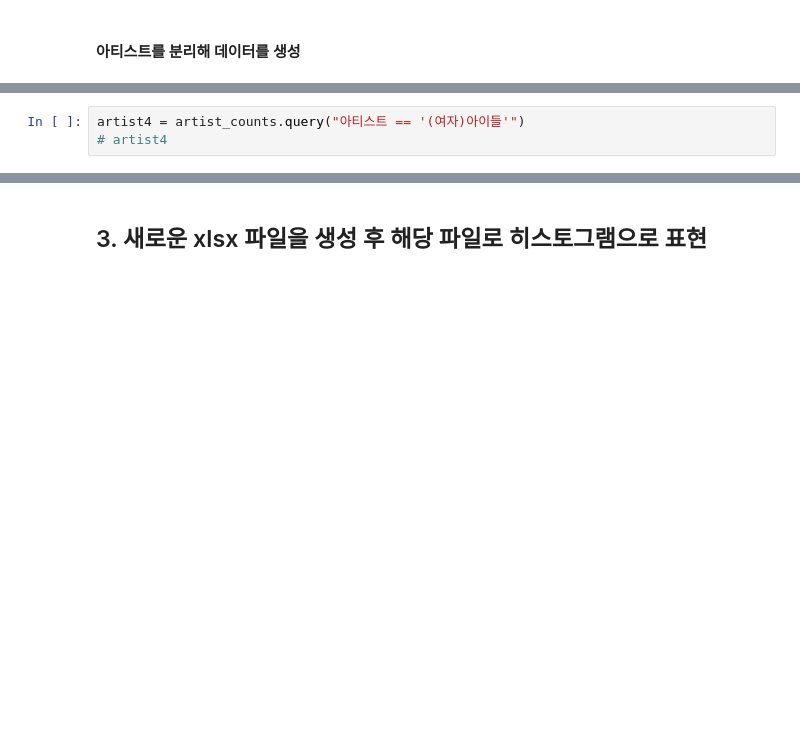
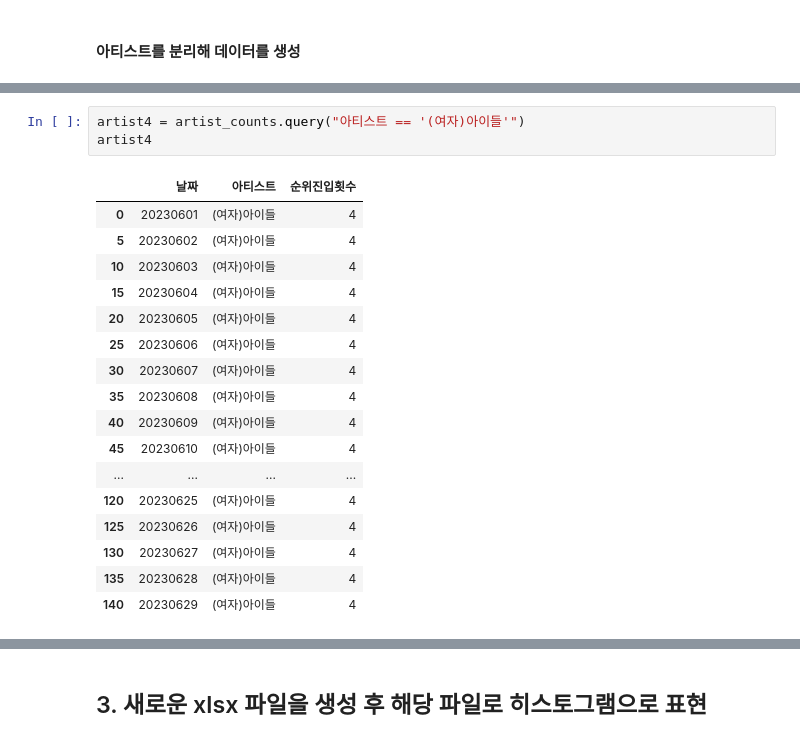
Before and after one commit to jaekim3220/SemiProject2, a Jupyter notebook: main/main2.ipynb, the cells around one changed output, grey strips where cells are left out. Drawn from its saved outputs; the diff is of its cells as text; blank space fills up the shorter version.

```diff
--- a/main/main2.ipynb
+++ b/main/main2.ipynb
@@ -128,5 +182,23 @@ artist3 = artist_counts.query("아티스트 == 'aespa'")
 # %%
 artist4 = artist_counts.query("아티스트 == '(여자)아이들'")
-# artist4
+artist4
+# %% [output]
+|  | 날짜 | 아티스트 | 순위진입횟수 |
+| 0 | 20230601 | (여자)아이들 | 4 |
+| 5 | 20230602 | (여자)아이들 | 4 |
+| 10 | 20230603 | (여자)아이들 | 4 |
+| 15 | 20230604 | (여자)아이들 | 4 |
+| 20 | 20230605 | (여자)아이들 | 4 |
+| 25 | 20230606 | (여자)아이들 | 4 |
+| 30 | 20230607 | (여자)아이들 | 4 |
+| 35 | 20230608 | (여자)아이들 | 4 |
+| 40 | 20230609 | (여자)아이들 | 4 |
+| 45 | 20230610 | (여자)아이들 | 4 |
+| ... | ... | ... | ... |
+| 120 | 20230625 | (여자)아이들 | 4 |
+| 125 | 20230626 | (여자)아이들 | 4 |
+| 130 | 20230627 | (여자)아이들 | 4 |
+| 135 | 20230628 | (여자)아이들 | 4 |
+| 140 | 20230629 | (여자)아이들 | 4 |
 # %%
 artist5 = artist_counts.query("아티스트 == 'LE SSERAFIM (르세라핌)'")
```
Also changed, not shown: parts of 4 cells of this notebook, 10 other files.
